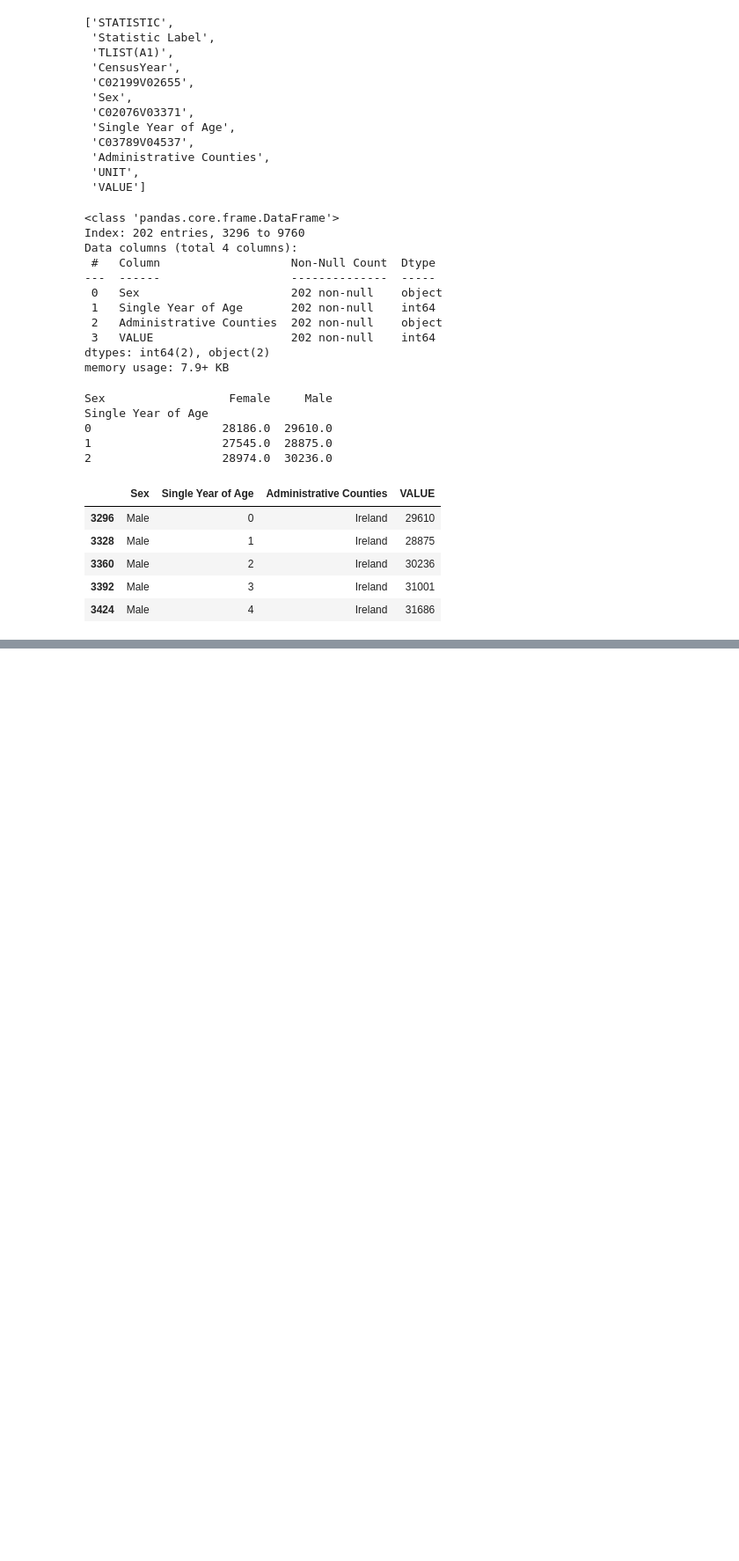
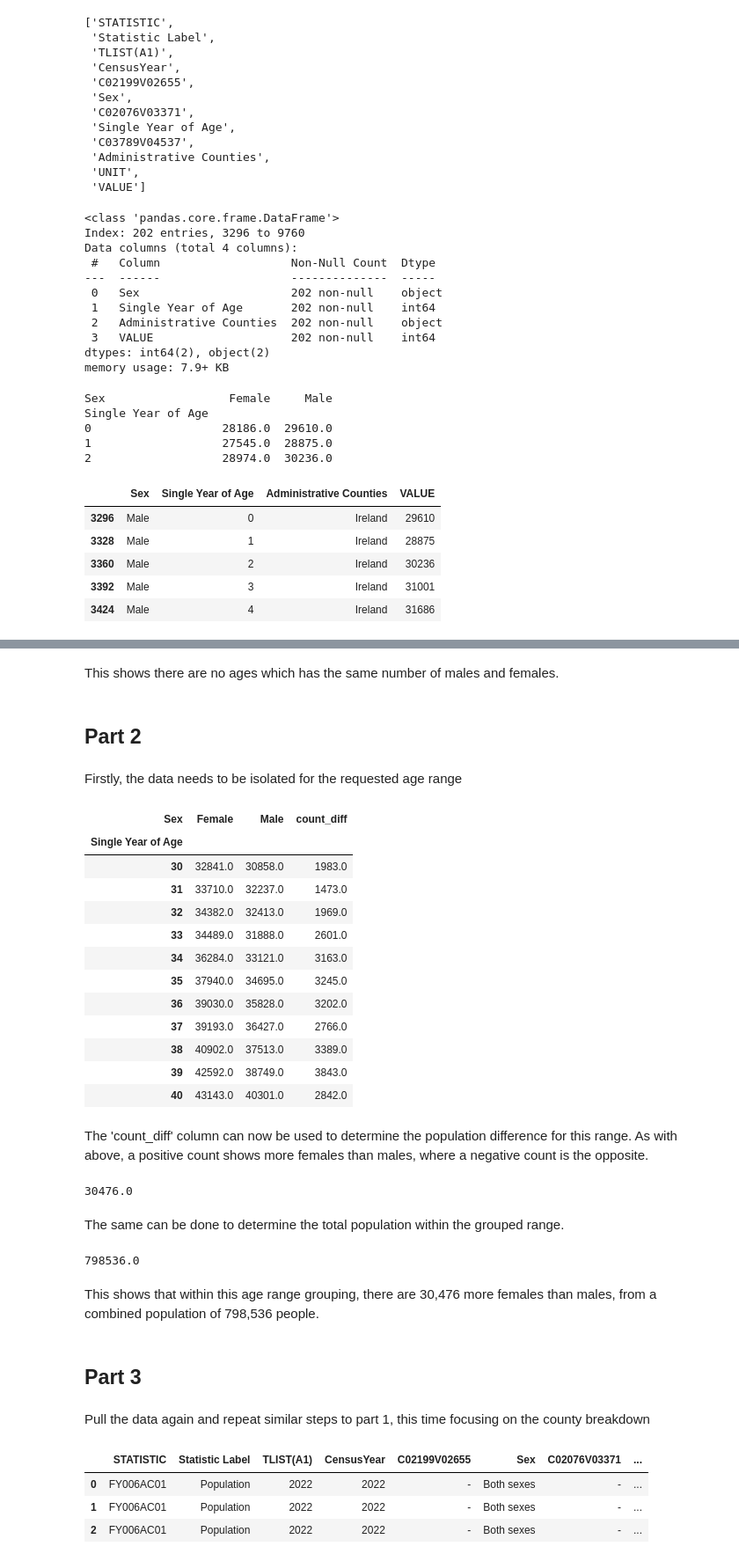
Before and after one commit to danielfinnerty/PFDA, a Jupyter notebook: assignments/assignment05-population.ipynb, the cells around one changed output, grey strips where cells are left out. Shown: that part at 88% size. Cells and saved outputs as stored; diff of their text form; code cells hidden in the pictures; blank space fills up the shorter version.

```diff
--- a/assignments/assignment05-population.ipynb
+++ b/assignments/assignment05-population.ipynb
@@ -152,0 +295,73 @@ df.head()
+# %% [markdown]
+This shows there are no ages which has the same number of males and females.
+# %% [markdown]
+## Part 2
+# %% [markdown]
+Firstly, the data needs to be isolated for the requested age range
+# %%
+# Specify age
+age = 35
+
+# specify range in number of years
+range = 5
+
+# Create group within above range
+df_test = df_anal[(df_anal.index >= (age-range)) & (df_anal.index <= (age+range))]
+
+# Show
+df_test
+# %% [output]
+| Sex | Female | Male | count_diff |
+| Single Year of Age |  |  |  |
+| 30 | 32841.0 | 30858.0 | 1983.0 |
+| 31 | 33710.0 | 32237.0 | 1473.0 |
+| 32 | 34382.0 | 32413.0 | 1969.0 |
+| 33 | 34489.0 | 31888.0 | 2601.0 |
+| 34 | 36284.0 | 33121.0 | 3163.0 |
+| 35 | 37940.0 | 34695.0 | 3245.0 |
+| 36 | 39030.0 | 35828.0 | 3202.0 |
+| 37 | 39193.0 | 36427.0 | 2766.0 |
+| 38 | 40902.0 | 37513.0 | 3389.0 |
+| 39 | 42592.0 | 38749.0 | 3843.0 |
+| 40 | 43143.0 | 40301.0 | 2842.0 |
+# %% [markdown]
+The 'count_diff' column can now be used to determine the population difference for this range. As with above, a positive count shows more females than males, where a negative count is the opposite.
+# %%
+# Sum total value of 'count_diff' column
+# Source: https://stackoverflow.com/questions/73363606/how-to-sum-the-rows-of-a-dataframe-and-create-a-sub-row-below
+diff_total = df_test.iloc[:,2].sum()
+
+# Show
+diff_total
+# %% [output]
+30476.0
+# %% [markdown]
+The same can be done to determine the total population within the grouped range.
+# %%
+# Sum female column (0) and male column (1) together
+range_pop_total = (df_test.iloc[:,0].sum())+(df_test.iloc[:,1].sum())
+
+# Show
+range_pop_total
+# %% [output]
+798536.0
+# %% [markdown]
+This shows that within this age range grouping, there are 30,476 more females than males, from a combined population of 798,536 people.
+# %% [markdown]
+## Part 3
+# %% [markdown]
+Pull the data again and repeat similar steps to part 1, this time focusing on the county breakdown
+# %%
+# Data location
+url = "https://ws.cso.ie/public/api.restful/PxStat.Data.Cube_API.ReadDataset/FY006A/CSV/1.0/en"
+
+# Read CVS into a data frame
+df3 = pd.read_csv(url)
+
+# Show first 3 rows
+df3.head(3)
+# %% [output]
+|  | STATISTIC | Statistic Label | TLIST(A1) | CensusYear | C02199V02655 | Sex | C02076V03371 | ... |
+| 0 | FY006AC01 | Population | 2022 | 2022 | - | Both sexes | - | ... |
+| 1 | FY006AC01 | Population | 2022 | 2022 | - | Both sexes | - | ... |
+| 2 | FY006AC01 | Population | 2022 | 2022 | - | Both sexes | - | ... |
```
Also changed, not shown: parts of 36 cells of this notebook.
